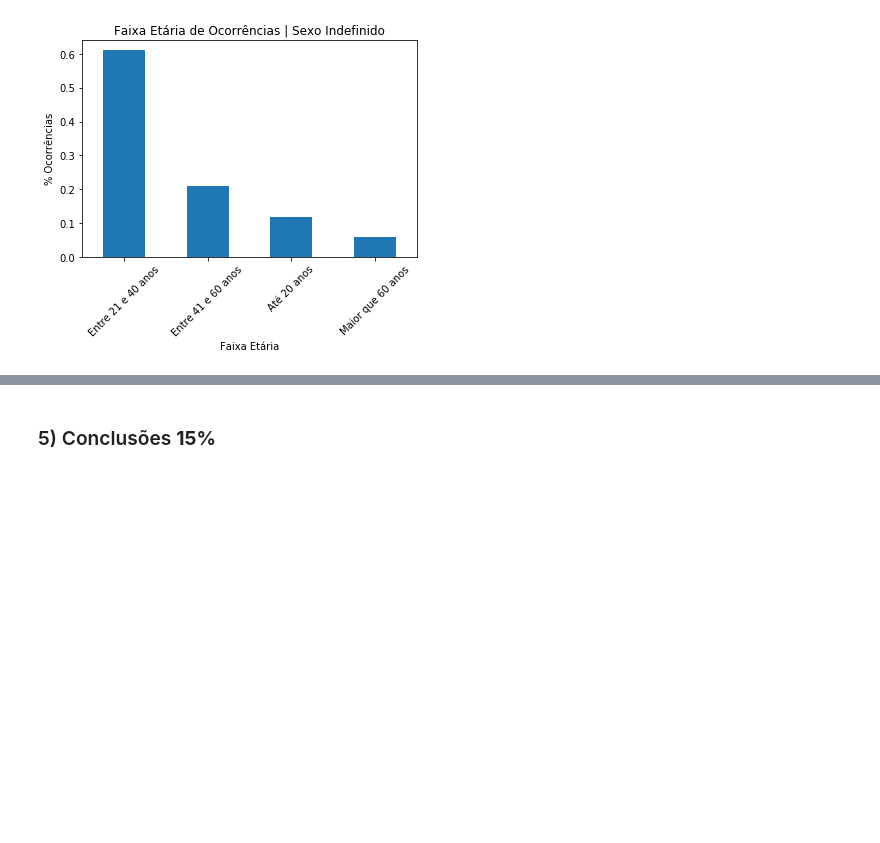
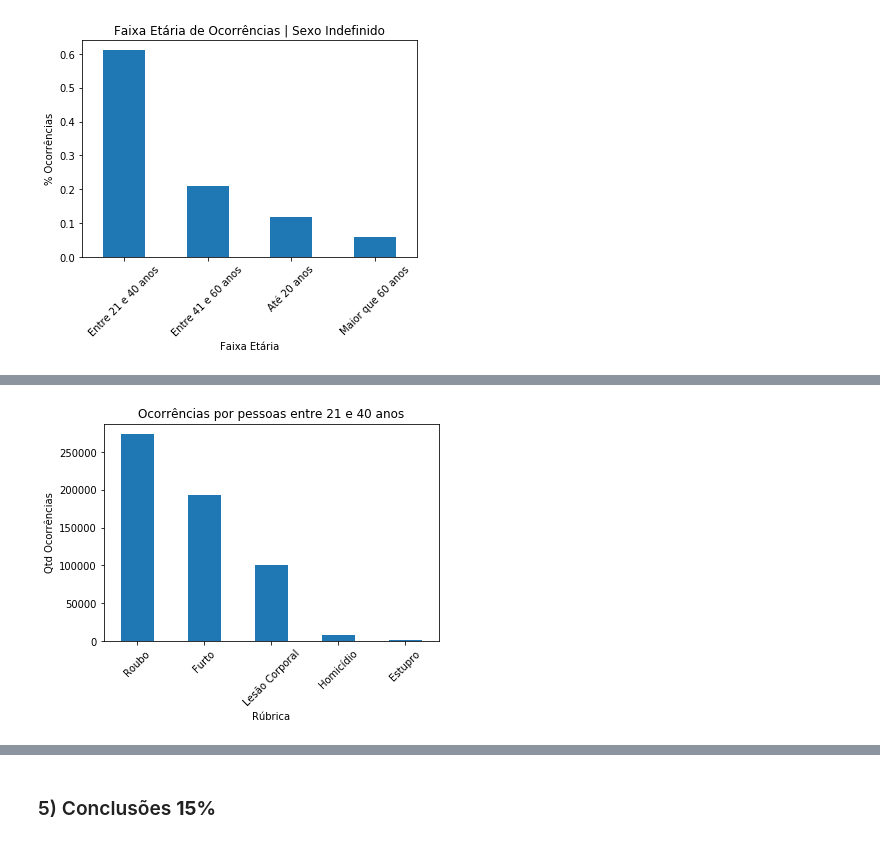
Before and after one commit to PedroHJSantos/aed_projeto_1, a Jupyter notebook: template.ipynb, the cells around one changed output, grey strips where cells are left out. Cells and saved outputs as stored; diff of their text form; code cells hidden in the pictures; blank space fills up the shorter version.

```diff
--- a/template.ipynb
+++ b/template.ipynb
@@ -718,0 +738,9 @@ plt.show()
+# %%
+df[df['IDADE_PESSOA'] == 'Entre 21 e 40 anos']['RUBRICA'].value_counts().plot(kind='bar')
+plt.xlabel('Rúbrica')
+plt.ylabel('Qtd Ocorrências')
+plt.title('Ocorrências por pessoas entre 21 e 40 anos')
+plt.xticks(rotation=45)
+plt.show()
+# %% [output]
+[figure, added]
```
Also changed, not shown: parts of 13 cells of this notebook.
